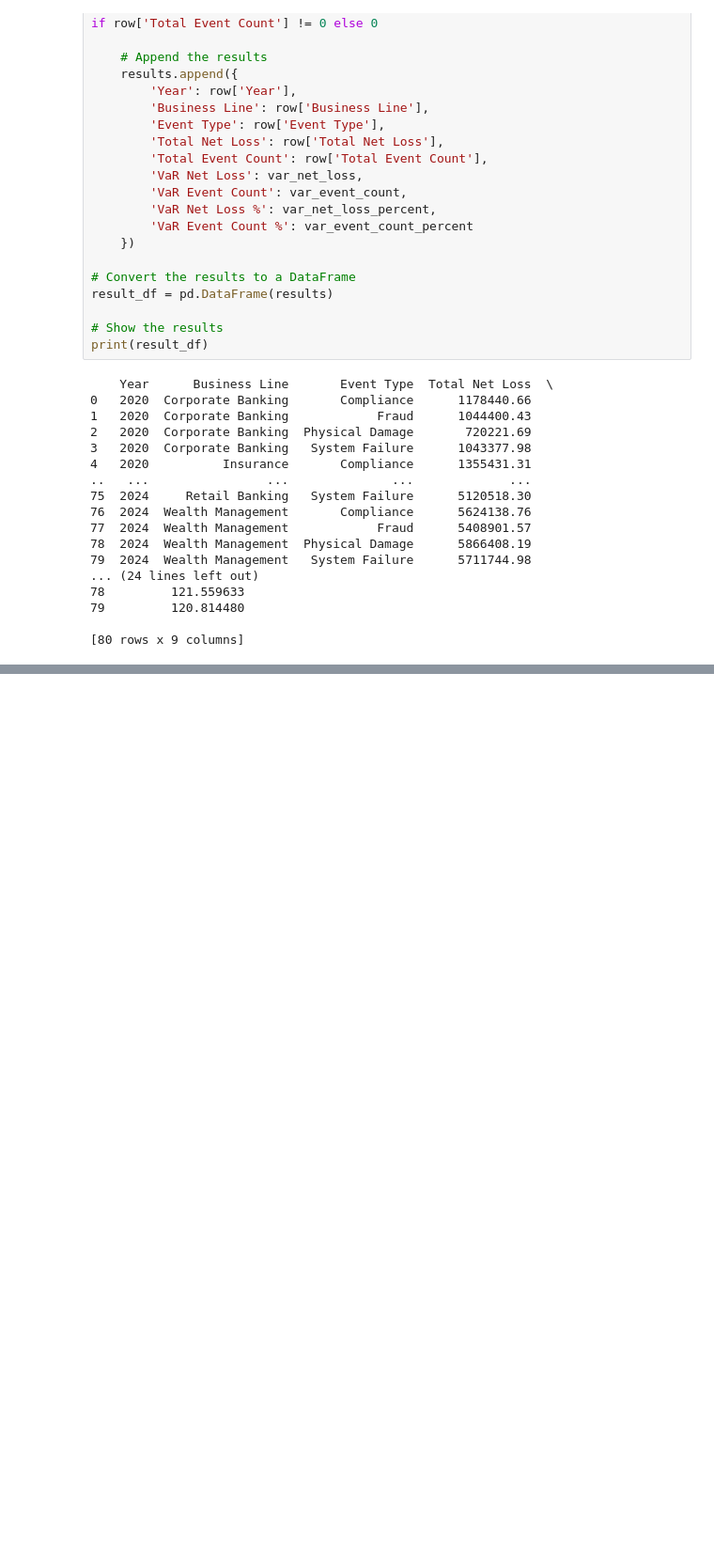
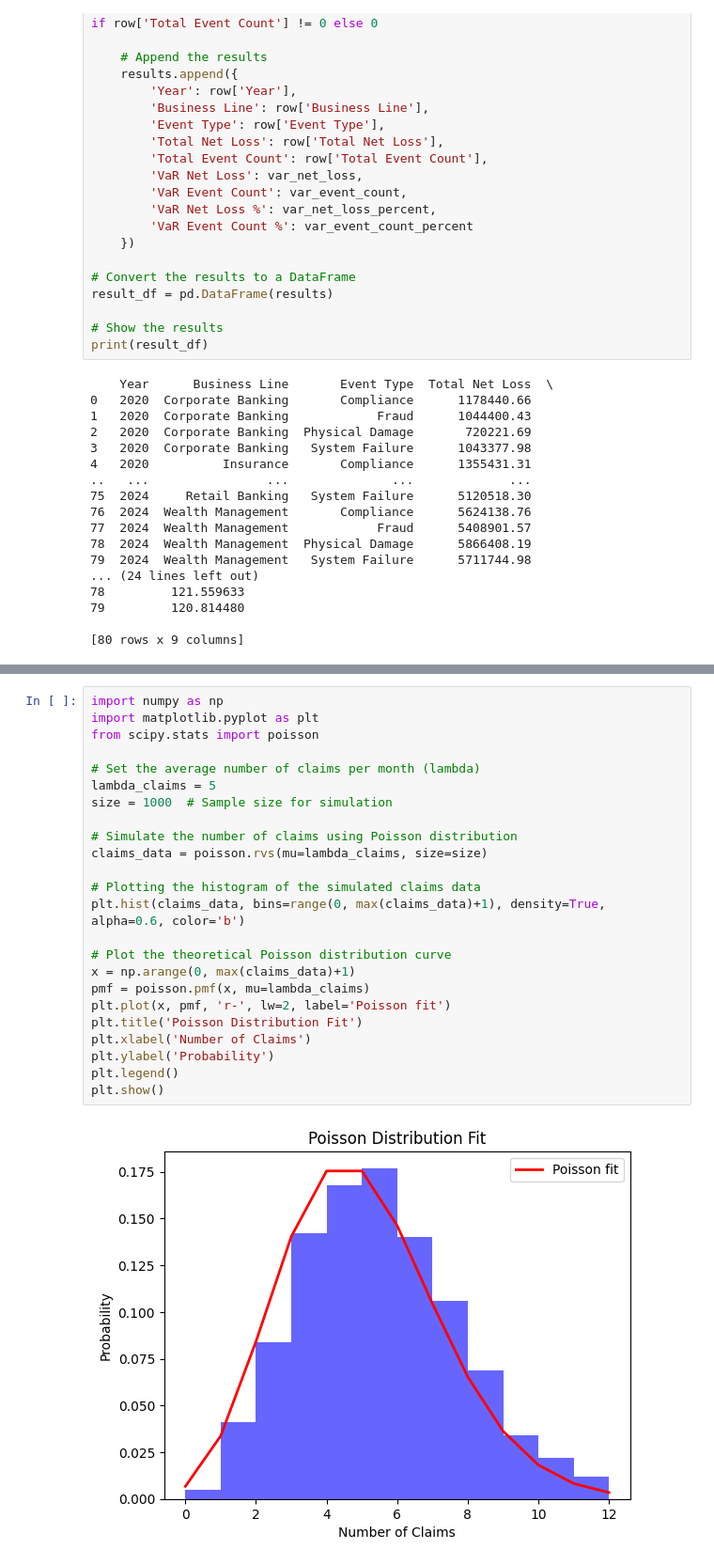
Before and after one commit to himanshu706991/LDA-Methods, a Jupyter notebook: montecarlowise.ipynb, the cells around one changed output, grey strips where cells are left out. Shown at 94% size. Drawn from its saved outputs; the diff is of its cells as text; blank space fills up the shorter version.

```diff
--- a/montecarlowise.ipynb
+++ b/montecarlowise.ipynb
@@ -1190,0 +2112,26 @@ print(result_df)
+# %%
+import numpy as np
+import matplotlib.pyplot as plt
+from scipy.stats import poisson
+
+# Set the average number of claims per month (lambda)
+lambda_claims = 5
+size = 1000  # Sample size for simulation
+
+# Simulate the number of claims using Poisson distribution
+claims_data = poisson.rvs(mu=lambda_claims, size=size)
+
+# Plotting the histogram of the simulated claims data
+plt.hist(claims_data, bins=range(0, max(claims_data)+1), density=True, alpha=0.6, color='b')
+
+# Plot the theoretical Poisson distribution curve
+x = np.arange(0, max(claims_data)+1)
+pmf = poisson.pmf(x, mu=lambda_claims)
+plt.plot(x, pmf, 'r-', lw=2, label='Poisson fit')
+plt.title('Poisson Distribution Fit')
+plt.xlabel('Number of Claims')
+plt.ylabel('Probability')
+plt.legend()
+plt.show()
+# %% [output]
+[figure, added]
```
Also changed, not shown: parts of 11 cells of this notebook.
